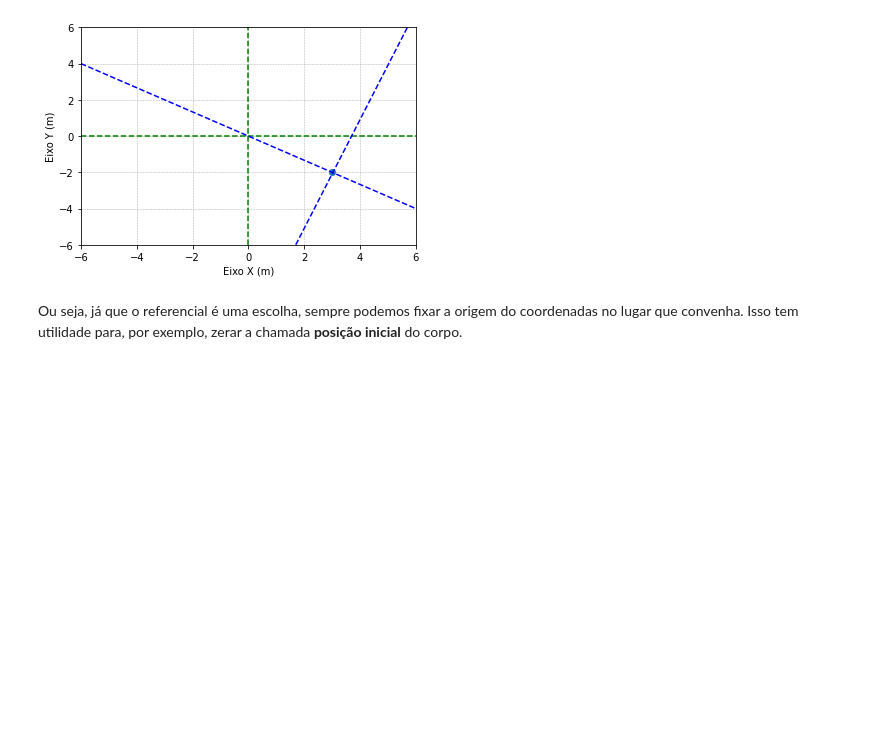
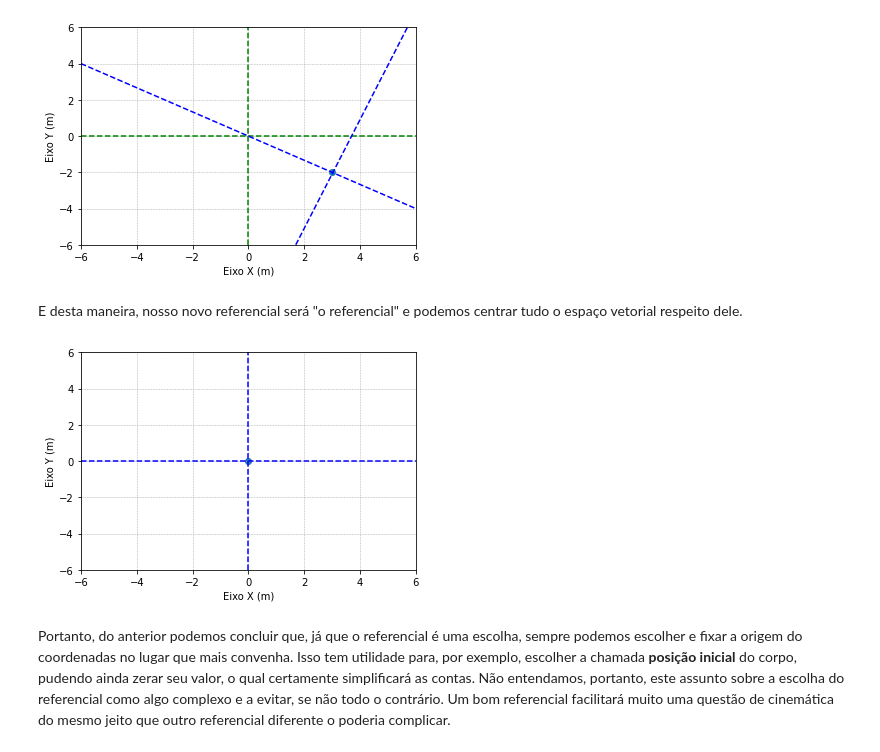
Before and after one commit to BorjaRuizReverter/LivroFisicaGeral, a Jupyter notebook: Tema4.ipynb, the cells around one changed output. Cells and saved outputs as stored; diff of their text form; code cells hidden in the pictures; blank space fills up the shorter version.

```diff
--- a/Tema4.ipynb
+++ b/Tema4.ipynb
@@ -167,5 +167,43 @@ plt.plot(xorigem_hor2, yorigem_hor2, marker='', color='blue', linestyle="--")
 plt.show()
 # %% [output]
 [figure]
+# %% [markdown]
+E desta maneira, nosso novo referencial será "o referencial" e podemos centrar tudo o espaço vetorial respeito dele.
+# %%
+# importing the required module
+import matplotlib.pyplot as plt
+# x axis values
+x = [0]
+# corresponding y axis values
+y = [0]
+
+# plotting the points
+plt.scatter(x, y, marker='o')
+
+# naming the x axis
+plt.xlabel('Eixo X (m)')
+# naming the y axis
+plt.ylabel('Eixo Y (m)')
+
+# giving a title to my graph
+plt.title('')
+
+#axis limits
+plt.xlim(-6, 6)
+plt.ylim(-6, 6)
+plt.grid(linestyle = '--', linewidth = 0.5)
+
+xorigem_ver = [0, 0]
+yorigem_ver = [-6, 6]
+plt.plot(xorigem_ver, yorigem_ver, marker='', color='blue', linestyle="--")
+
+xorigem_hor = [-6, 6]
+yorigem_hor = [0, 0]
+plt.plot(xorigem_hor, yorigem_hor, marker='', color='blue', linestyle="--")
+
+# function to show the plot
+plt.show()
+# %% [output]
+[figure, added]
 # %% [markdown]
-Ou seja, já que o referencial é uma escolha, sempre podemos fixar a origem do coordenadas no lugar que convenha. Isso tem utilidade para, por exemplo, zerar a chamada **posição inicial** do corpo.
+Portanto, do anterior podemos concluir que, já que o referencial é uma escolha, sempre podemos escolher e fixar a origem do coordenadas no lugar que mais convenha. Isso tem utilidade para, por exemplo, escolher a chamada **posição inicial** do corpo, pudendo ainda zerar seu valor, o qual certamente simplificará as contas. Não entendamos, portanto, este assunto sobre a escolha do referencial como algo complexo e a evitar, se não todo o contrário. Um bom referencial facilitará muito uma questão de cinemática do mesmo jeito que outro referencial diferente o poderia complicar.
```
Also changed, not shown: parts of 3 cells of this notebook.
